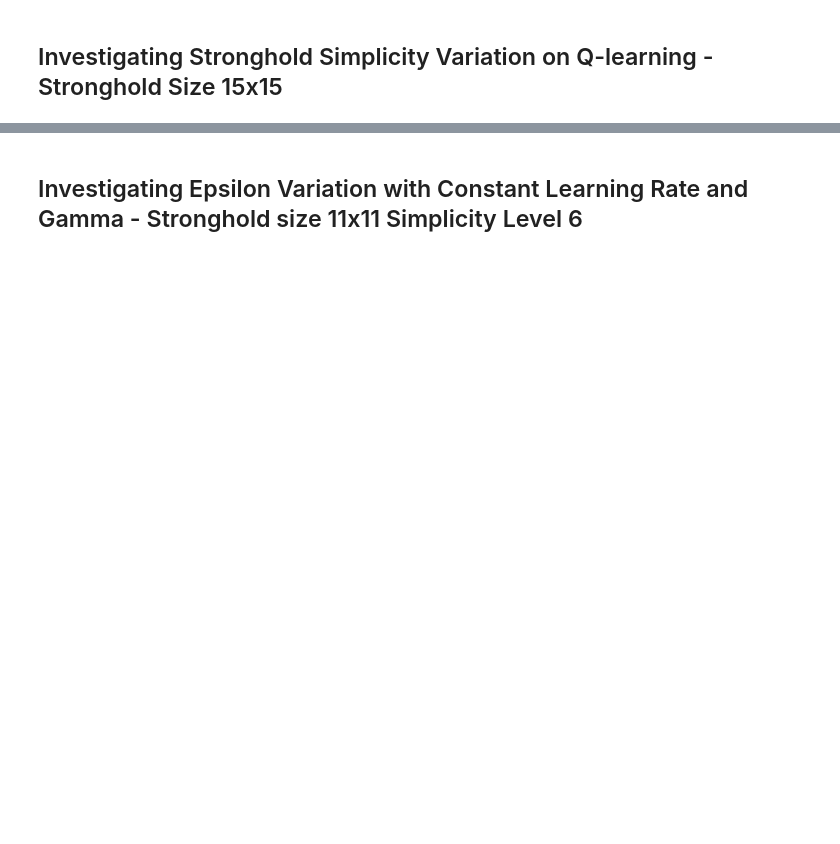
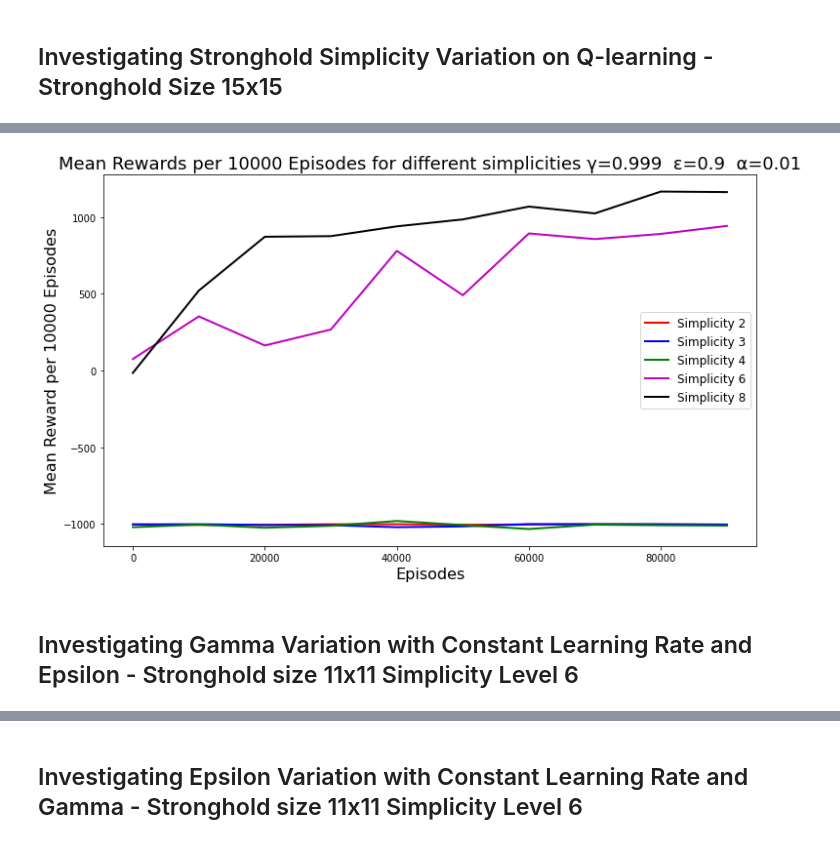
Before and after one commit to Assassinsarms/Stronghold-MDP-Q-learning-in-Stronghold-Environment-DDPG-in-Lunar-Lander, a Jupyter notebook: Aaron_Mir_INM707_Task2.ipynb, the cells around one changed output, grey strips where cells are left out. Cells and saved outputs as stored; diff of their text form; code cells hidden in the pictures; blank space fills up the shorter version.

```diff
--- a/Aaron_Mir_INM707_Task2.ipynb
+++ b/Aaron_Mir_INM707_Task2.ipynb
@@ -658,0 +448,15 @@ plt.show()
+# %%
+plt.figure(figsize=(12, 7))
+plt.plot(np.arange(0, 100000, 10000) , avg_eval_rewards_e09lr01d999e10kl1ks2, 'r', linewidth=2.0, label='Simplicity 2')
+plt.plot(np.arange(0, 100000, 10000) , avg_eval_rewards_e09lr01d999e10kl1ks3, 'b', linewidth=2.0, label='Simplicity 3')
+plt.plot(np.arange(0, 100000, 10000) , avg_eval_rewards_e09lr01d999e10kl1ks4, 'g', linewidth=2.0, label='Simplicity 4')
+plt.plot(np.arange(0, 100000, 10000) , avg_eval_rewards_e09lr01d999e10kl1ks6, 'm', linewidth=2.0, label='Simplicity 6')
+plt.plot(np.arange(0, 100000, 10000) , avg_eval_rewards_e09lr01d999e10kl1ks8, 'k', linewidth=2.0, label='Simplicity 8')
+plt.title('Mean Rewards per 10000 Episodes for different simplicities γ=0.999  ε=0.9  α=0.01', fontsize=18)
+plt.xlabel('Episodes', fontsize=16)
+plt.ylabel('Mean Reward per 10000 Episodes', fontsize=16)
+plt.legend(fontsize=12, loc='best')
+# plt.savefig('results/simplicity_diff/Different_simplicity_values')
+plt.show()
+# %% [output]
+[figure, added]
@@ -658,0 +470,2 @@ plt.show()
+# %% [markdown]
+## Investigating Gamma Variation with Constant Learning Rate and Epsilon - Stronghold size 11x11 Simplicity Level 6
```
Also changed, not shown: parts of 83 cells of this notebook, 13 other files.
